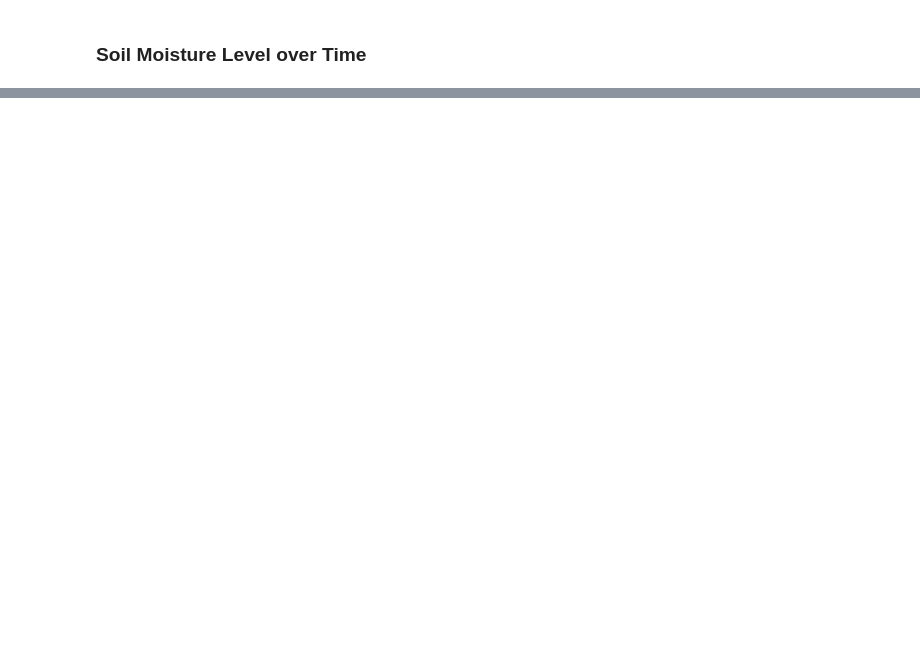
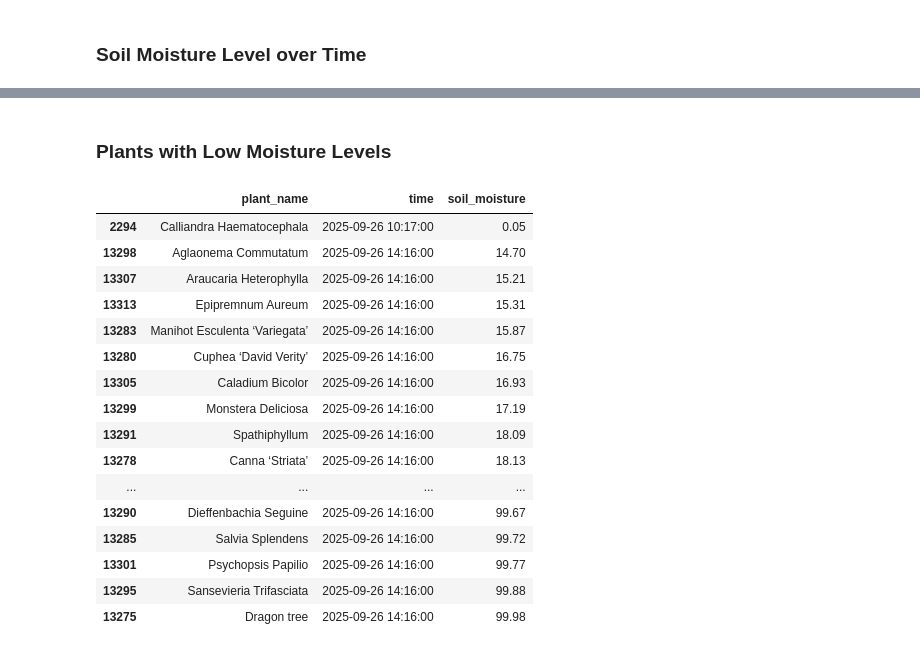
Before and after one commit to Midul123/seljkfcq-Week-13-Group-Project, a Jupyter notebook: dashboard/notebooks/mitali.ipynb, the cells around one changed output, grey strips where cells are left out. Drawn from its saved outputs; the diff is of its cells as text; code cells hidden in the pictures; blank space fills up the shorter version.

```diff
--- a/dashboard/notebooks/mitali.ipynb
+++ b/dashboard/notebooks/mitali.ipynb
@@ -118,0 +114,27 @@ conn.close()
+# %% [markdown]
+### Plants with Low Moisture Levels
+# %%
+filter_no_negative_recordings = soil_recordings["soil_moisture"] >= 0
+latest_soil_recordings = soil_recordings[filter_no_negative_recordings]
+latest_soil_recordings = latest_soil_recordings.sort_values(
+    "time").groupby("plant_name").tail(1)
+latest_soil_recordings = latest_soil_recordings.sort_values("soil_moisture")
+latest_soil_recordings
+# %% [output]
+|  | plant_name | time | soil_moisture |
+| 2294 | Calliandra Haematocephala | 2025-09-26 10:17:00 | 0.05 |
+| 13298 | Aglaonema Commutatum | 2025-09-26 14:16:00 | 14.70 |
+| 13307 | Araucaria Heterophylla | 2025-09-26 14:16:00 | 15.21 |
+| 13313 | Epipremnum Aureum | 2025-09-26 14:16:00 | 15.31 |
+| 13283 | Manihot Esculenta ‘Variegata’ | 2025-09-26 14:16:00 | 15.87 |
+| 13280 | Cuphea ‘David Verity’ | 2025-09-26 14:16:00 | 16.75 |
+| 13305 | Caladium Bicolor | 2025-09-26 14:16:00 | 16.93 |
+| 13299 | Monstera Deliciosa | 2025-09-26 14:16:00 | 17.19 |
+| 13291 | Spathiphyllum | 2025-09-26 14:16:00 | 18.09 |
+| 13278 | Canna ‘Striata’ | 2025-09-26 14:16:00 | 18.13 |
+| ... | ... | ... | ... |
+| 13290 | Dieffenbachia Seguine | 2025-09-26 14:16:00 | 99.67 |
+| 13285 | Salvia Splendens | 2025-09-26 14:16:00 | 99.72 |
+| 13301 | Psychopsis Papilio | 2025-09-26 14:16:00 | 99.77 |
+| 13295 | Sansevieria Trifasciata | 2025-09-26 14:16:00 | 99.88 |
+| 13275 | Dragon tree | 2025-09-26 14:16:00 | 99.98 |
```
Also changed, not shown: parts of 5 cells of this notebook.
